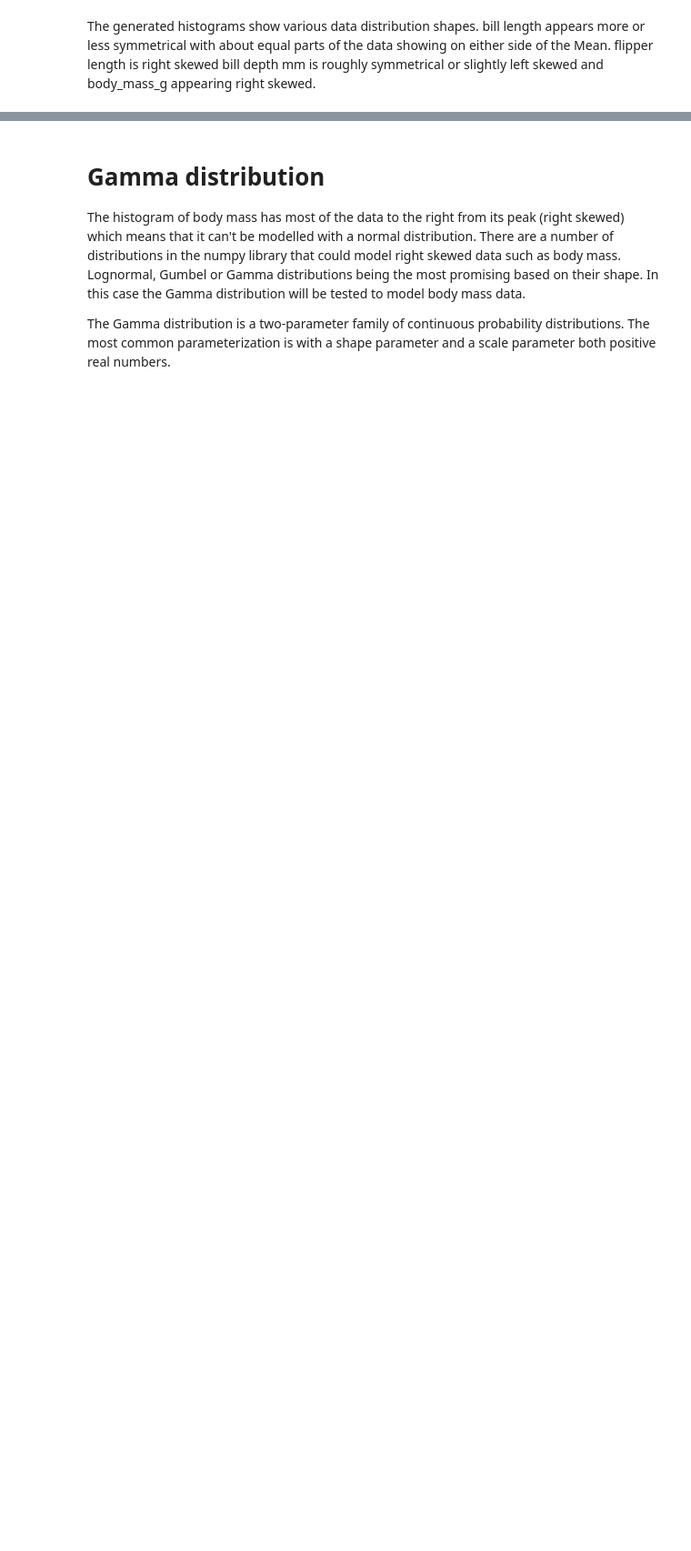
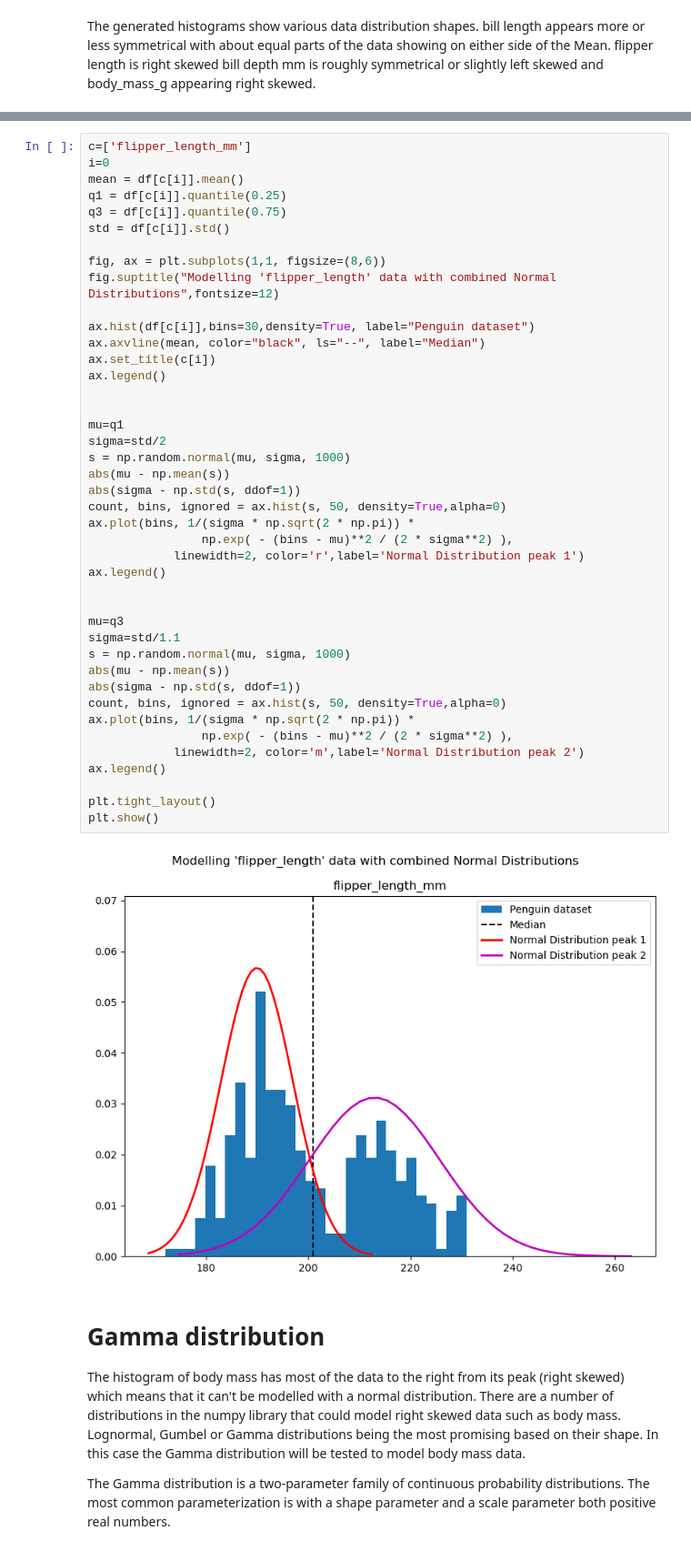
Before and after one commit to keithmmc/data_fundamentals, a Jupyter notebook: tasks.ipynb, the cells around one changed output, grey strips where cells are left out. Shown at 91% size. Saved outputs shown, nothing was run; the diff lists cells and outputs as text; blank space fills up the shorter version.

```diff
--- a/tasks.ipynb
+++ b/tasks.ipynb
@@ -406,3 +346,47 @@ plt.show()
+# %%
+c=['flipper_length_mm']
+i=0
+mean = df[c[i]].mean()
+q1 = df[c[i]].quantile(0.25)
+q3 = df[c[i]].quantile(0.75)
+std = df[c[i]].std()
+
+fig, ax = plt.subplots(1,1, figsize=(8,6))
+fig.suptitle("Modelling 'flipper_length' data with combined Normal Distributions",fontsize=12)
+
+ax.hist(df[c[i]],bins=30,density=True, label="Penguin dataset")
+ax.axvline(mean, color="black", ls="--", label="Median")
+ax.set_title(c[i])
+ax.legend()
+
+
+mu=q1
+sigma=std/2
+s = np.random.normal(mu, sigma, 1000)
+abs(mu - np.mean(s))
+abs(sigma - np.std(s, ddof=1))
+count, bins, ignored = ax.hist(s, 50, density=True,alpha=0)
+ax.plot(bins, 1/(sigma * np.sqrt(2 * np.pi)) *
+                np.exp( - (bins - mu)**2 / (2 * sigma**2) ),
+            linewidth=2, color='r',label='Normal Distribution peak 1')
+ax.legend()
+
+
+mu=q3
+sigma=std/1.1
+s = np.random.normal(mu, sigma, 1000)
+abs(mu - np.mean(s))
+abs(sigma - np.std(s, ddof=1))
+count, bins, ignored = ax.hist(s, 50, density=True,alpha=0)
+ax.plot(bins, 1/(sigma * np.sqrt(2 * np.pi)) *
+                np.exp( - (bins - mu)**2 / (2 * sigma**2) ),
+            linewidth=2, color='m',label='Normal Distribution peak 2')
+ax.legend()
+
+plt.tight_layout()
+plt.show()
+# %% [output]
+[figure, added]
 # %% [markdown]
 # Gamma distribution
 The histogram of body mass has most of the data to the right from its peak (right skewed) which means that it can't be modelled with a normal distribution. There are a number of distributions in the numpy library that could model right skewed data such as body mass. Lognormal, Gumbel or Gamma distributions being the most promising based on their shape. In this case the Gamma distribution will be tested to model body mass data.
```
Also changed, not shown: parts of 22 cells of this notebook.
